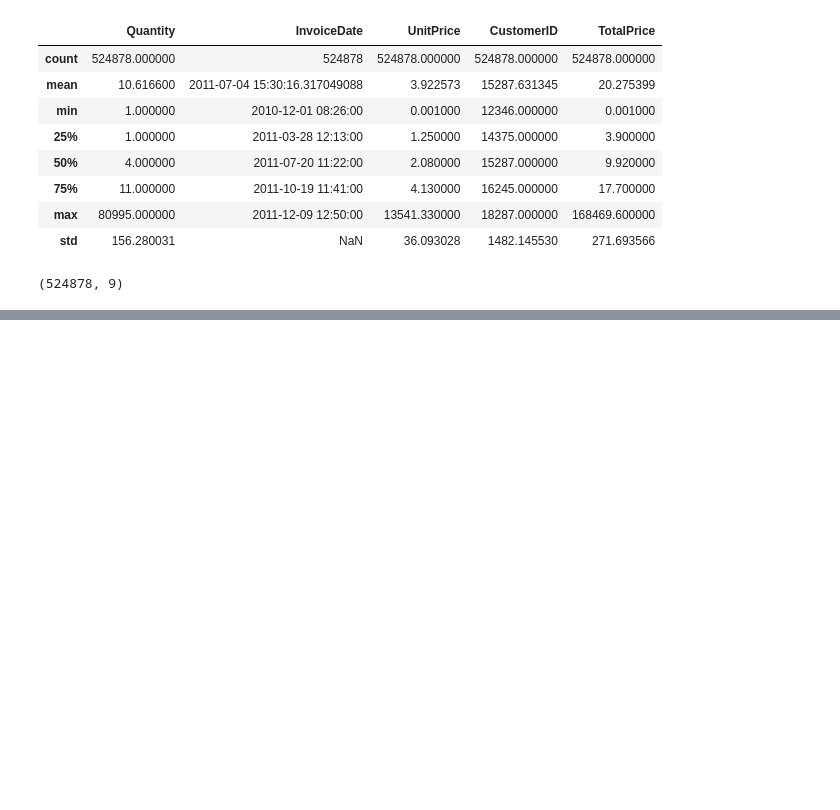
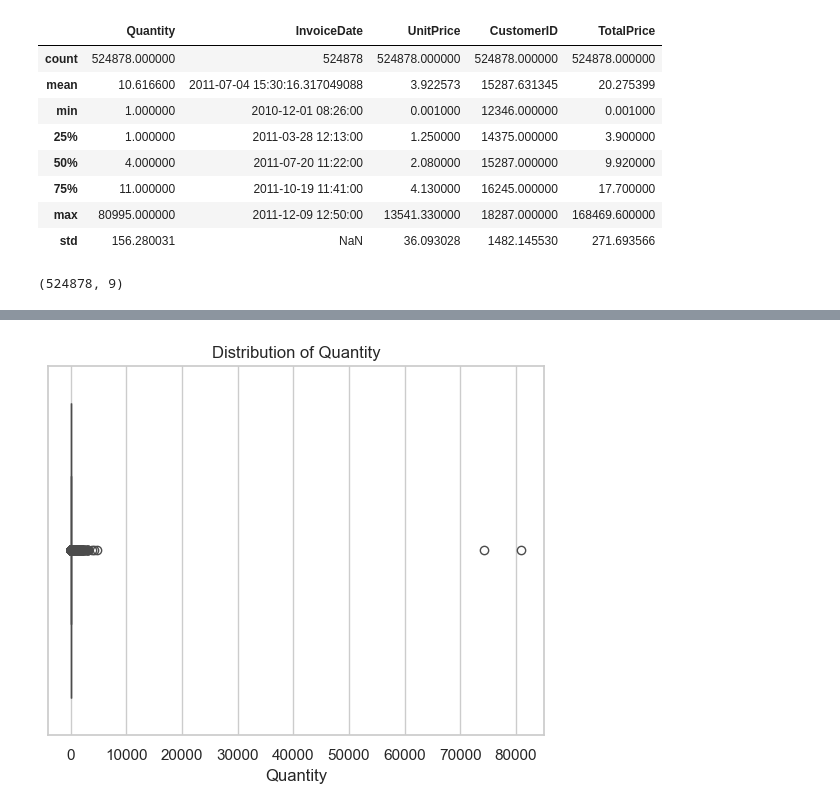
Before and after one commit to SelinaFischer/Project-1-Online-Retail-Transaction-Analysis, a Jupyter notebook: jupyter_notebooks/data_investigation.ipynb, the cells around one changed output, grey strips where cells are left out. Saved outputs shown, nothing was run; the diff lists cells and outputs as text; code cells hidden in the pictures; blank space fills up the shorter version.

```diff
--- a/jupyter_notebooks/data_investigation.ipynb
+++ b/jupyter_notebooks/data_investigation.ipynb
@@ -768,0 +794,6 @@ df_cleaned.shape
+# %%
+sns.boxplot(x=df_cleaned['Quantity'])
+plt.title("Distribution of Quantity")
+plt.show()
+# %% [output]
+[figure, added]
```
Also changed, not shown: parts of 8 cells of this notebook, 4 other files.
